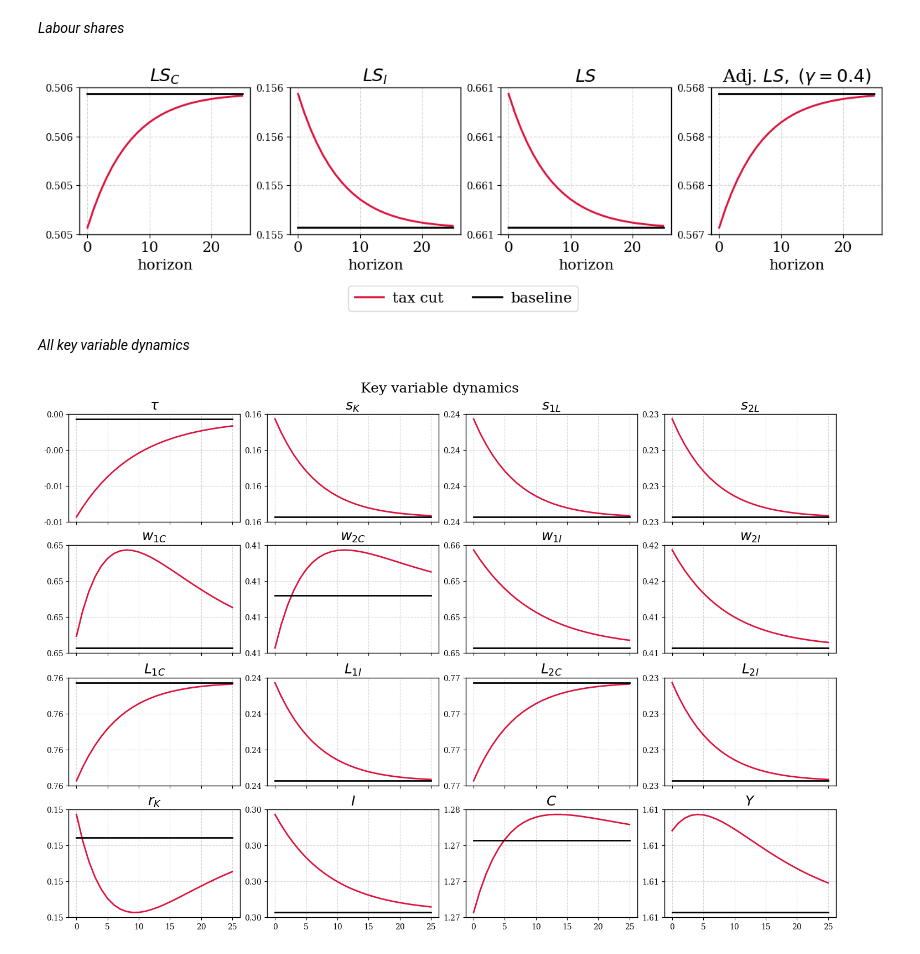
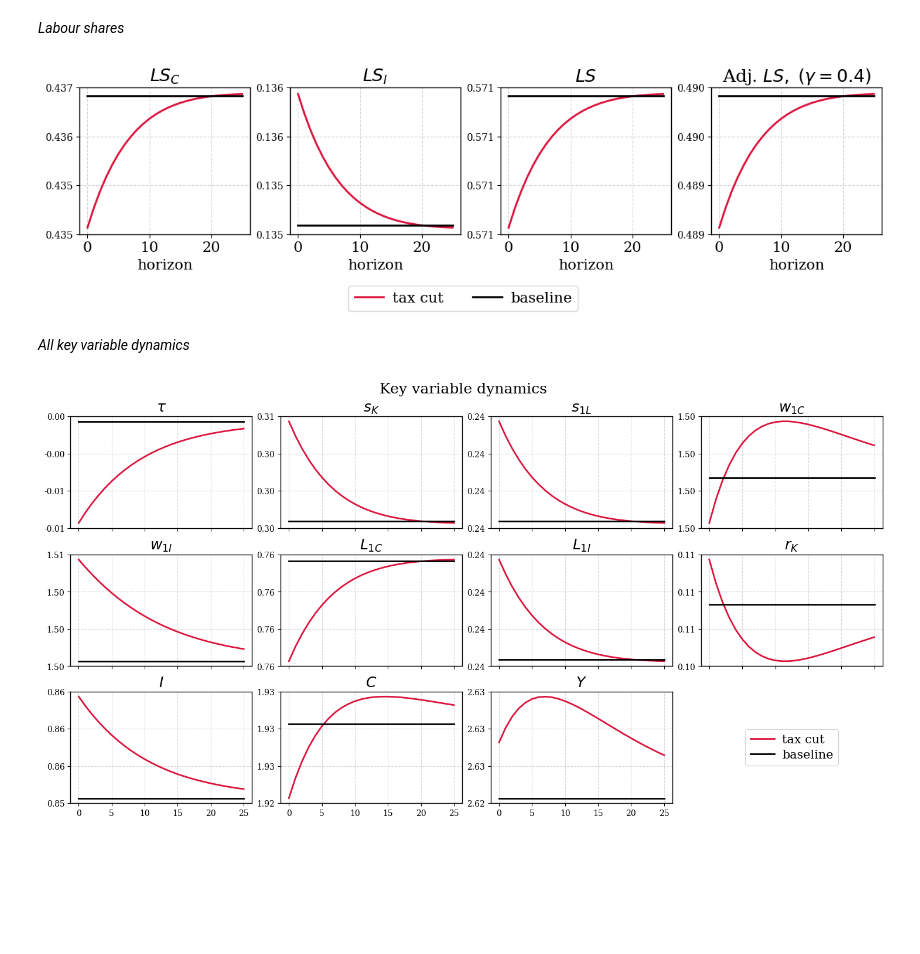
Before and after one commit to cfn368/ba_capinc, a Jupyter notebook: 2_1_temp_sim.ipynb, the cells around one changed output. Drawn from its saved outputs; the diff is of its cells as text; code cells hidden in the pictures; blank space fills up the shorter version.

Commit message:
working one labour type version of model

```diff
--- a/2_1_temp_sim.ipynb
+++ b/2_1_temp_sim.ipynb
@@ -44,7 +37,7 @@ ss0 = m.solve_steady_state(tau=0.0)
 
 # 2. get tau path
 net_long, tau_long, dlog_net_long, tauT = shocks.temp_tc(
-    T=25, tau_ss=0.0, size=0.01,
+    T=50, tau_ss=0.0, size=0.01,
     decay=0.10, tail=50, tau_terminal=None
 )
 
@@ -54,5 +47,10 @@ sim_raw = m.solve_transition(tau_path=tau_long, tau_terminal=tauT)
 # 4. plot wealth effects
 fig, (ax1, ax2), ss, sim = build_output.welfare_effects(
     m, sim_raw, tau_long, dlog_net_long,
-    T=25, tail=50, tau_ss=0.0)
+    T=50, tail=50, tau_ss=0.0)
+
+
+# fig, (ax1, ax2), ss, sim = build_output_ALTERNATIVE.welfare_effects(
+#     m, sim_raw, tau_long, dlog_net_long,
+#     T=50, tail=50, tau_ss=0.0)
 # %% [output]
@@ -98,7 +97,7 @@ net_t1, tau_t1, dlog_net1, _ = shocks.temp_tc(
 
 # simulate based on path
 sim1 = m.solve_transition(tau_path=tau_t1, tau_terminal=tau0)
-ls1_full = build_output.labour_share(m, sim1, gamma=gamma)
+ls1_full = build_output_ALTERNATIVE.labour_share(m, sim1, gamma=gamma)
 
 # 2.2 baseline path
 net_t2, tau_t2, dlog_net2, _ = shocks.temp_tc(
@@ -108,7 +107,7 @@ net_t2, tau_t2, dlog_net2, _ = shocks.temp_tc(
 
 # simulate based on path
 sim2 = m.solve_transition(tau_path=tau_t2, tau_terminal=tau0)
-ls2_full = build_output.labour_share(m, sim2, gamma=gamma)
+ls2_full = build_output_ALTERNATIVE.labour_share(m, sim2, gamma=gamma)
 # %%
 # truncate for plotting
 sl = slice(0, T_plot + 1)
@@ -160,7 +159,7 @@ fig.legend(
 
 plt.show()
 # %% [output]
-[figure, old version]
+[figure, new version]
 # %% [markdown]
 *All key variable dynamics*
 # %%
@@ -182,9 +181,10 @@ S2 = trunc_pack(sim2, ls2)
 keys = [
     "tau",
     # 'pI',
-    "sK","s1","s2",
-    "w1C","w2C","w1I","w2I",
-    "L1C","L1I","L2C","L2I",
+    "sK","s1",
+    # "s2","w2C","w2I","L2C","L2I",
+    "w1C","w1I",
+    "L1C","L1I",
     "rC_gross","I","C","Y"
 ]
 T = min(
@@ -220,31 +220,31 @@ for ax in axes:
     ax.tick_params(axis="x", labelsize=10)
 
 
 # hide any unused panels
 for j in range(len(keys), len(axes)):
     axes[j].set_axis_off()
 
 # one legend for the whole figure
 axes[0].plot([], [], lw=2, color="crimson", label="tax cut")
 axes[0].plot([], [], lw=2, color="k",  label="baseline")
 
 first_empty = len(keys)
 
 # 2) turn all unused axes off
 for j in range(first_empty, len(axes)):
     axes[j].set_axis_off()
 
 # 3) use the first empty one to host the legend
 if first_empty < len(axes):
     ax_leg = axes[first_empty]
     ax_leg.set_axis_off()
 
     # proxy handles (clean + independent of what's plotted)
     h1 = plt.Line2D([0], [0], color="crimson", lw=2)
     h2 = plt.Line2D([0], [0], color="k",  lw=2)
 
     ax_leg.legend([h1, h2], ["tax cut", "baseline"], loc="center", frameon=True)
 
 plt.show()
 # %% [output]
-[figure, old version]
+[figure, new version]
```
Also changed, not shown: parts of 5 cells of this notebook, 5 other files.
